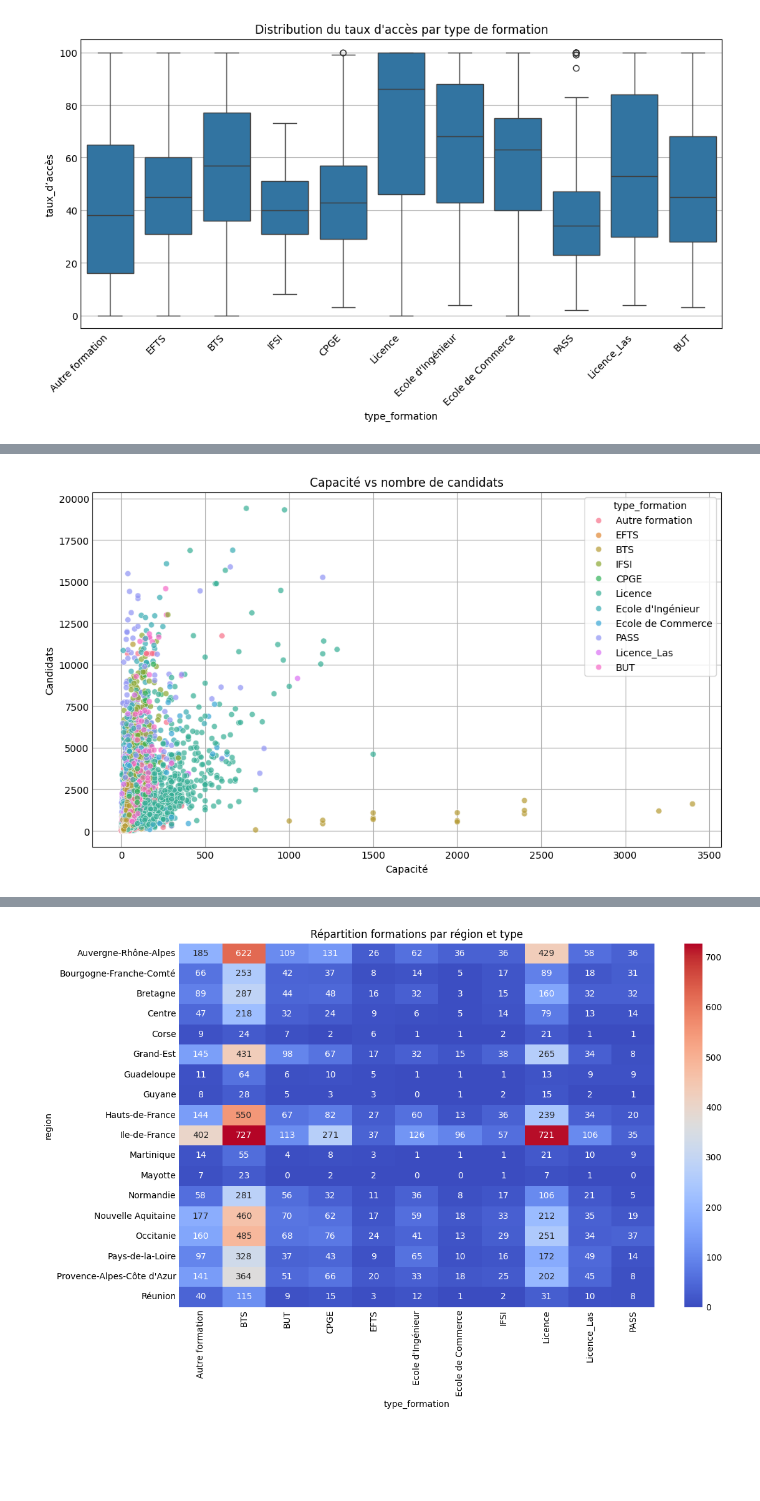
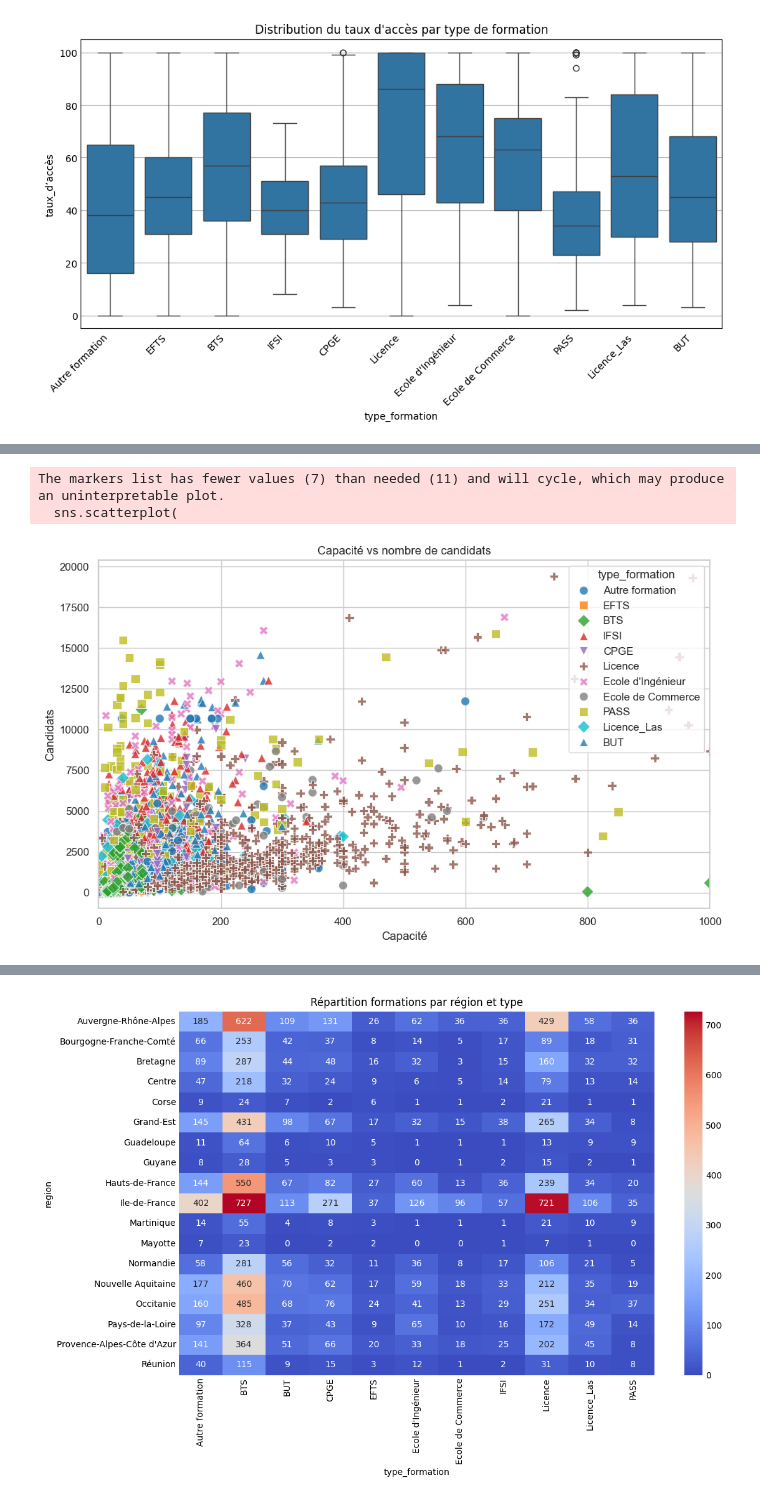
Before and after one commit to EliseELC/Portfolio-Data-Analyse, a Jupyter notebook: analyse_parcoursup_2025.ipynb, the cells around one changed output, grey strips where cells are left out. Cells and saved outputs as stored; diff of their text form; code cells hidden in the pictures; blank space fills up the shorter version.

```diff
--- a/analyse_parcoursup_2025.ipynb
+++ b/analyse_parcoursup_2025.ipynb
@@ -187,0 +228,26 @@ plt.show()
+# %%
+top_formations = (
+    df_plot
+    .groupby('nom_complet_formation')['effectif_total_candidats']
+    .sum()
+    .sort_values(ascending=False)
+    .head(10)
+)
+
+sns.set_theme(style="whitegrid")
+
+palette = sns.color_palette("viridis", len(top_formations))
+plt.figure(figsize=(10,6))
+ax = sns.barplot(x=top_formations.values, y=top_formations.index)
+
+for bar in ax.patches:
+    ax.annotate(
+        f"{int(bar.get_width())}",
+        (bar.get_width(), bar.get_y() + bar.get_height()/2),
+        va='center', ha='left', xytext=(5,0), textcoords='offset points'
+    )
+
+plt.title("Top 10 des formations les plus demandées")
+plt.xlabel("Nombre de candidats")
+plt.tight_layout()
+plt.show()
@@ -209,16 +348,26 @@ plt.show()
 # %%
 plt.figure(figsize=(10,6))
+
 sns.scatterplot(
     data=df_plot,
     x='capacite_formation',
     y='effectif_total_candidats',
     hue='type_formation',
-    alpha=0.7
+    style='type_formation',
+    palette='tab10',
+    markers=['o','s','D','^','v','P','X'],
+    alpha=0.8,
+    s=80
 )
+
+plt.xlim(0, 1000)
+
 plt.title("Capacité vs nombre de candidats")
 plt.xlabel("Capacité")
 plt.ylabel("Candidats")
 plt.tight_layout()
 plt.show()
 # %% [output]
+The markers list has fewer values (7) than needed (11) and will cycle, which may produce an uninterpretable plot.
+  sns.scatterplot(
-[figure, old version]
+[figure, new version]
```
Also changed, not shown: parts of 15 cells of this notebook.
